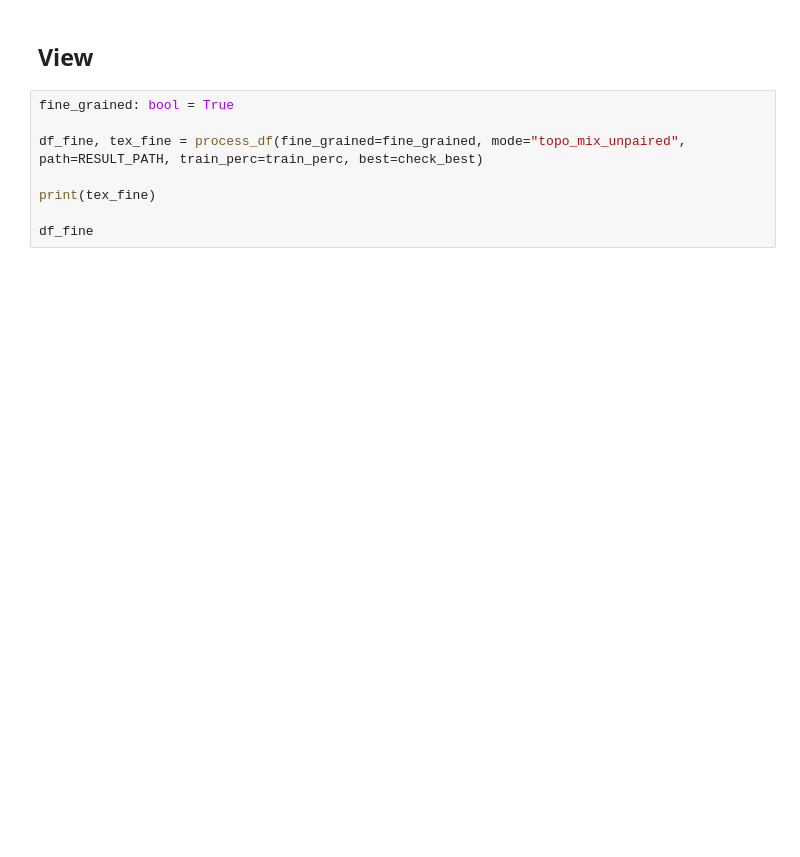
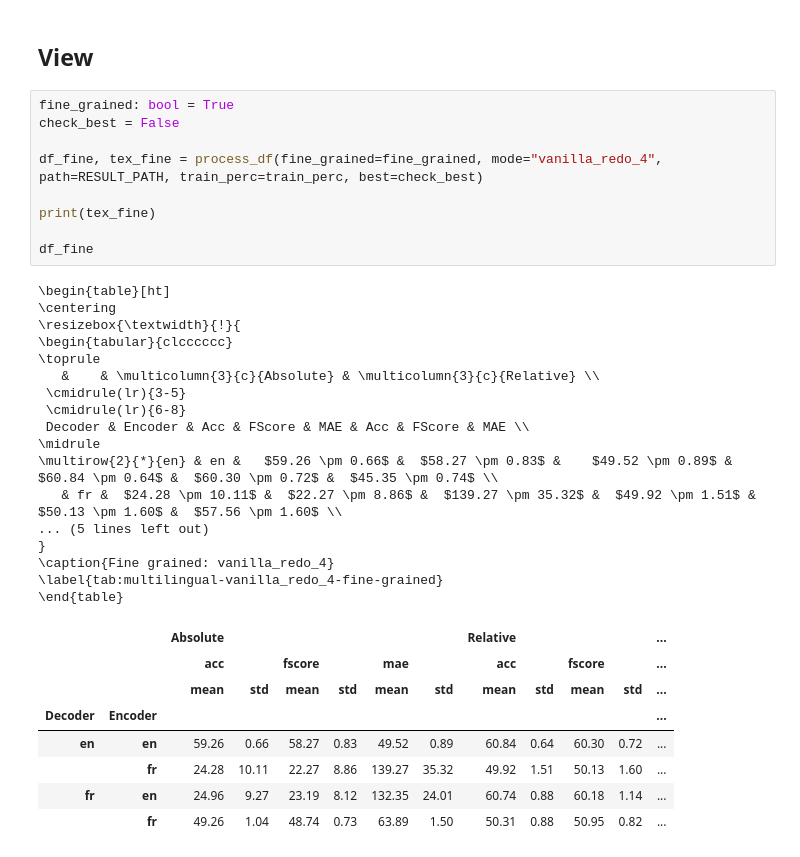
Before and after one commit to AGarciaCast/Topo_Reg_Relative_Rep, a Jupyter notebook: topo_multilingual_stitching.ipynb, the cells around one changed output. Cells and saved outputs as stored; diff of their text form; blank space fills up the shorter version.

```diff
--- a/topo_multilingual_stitching.ipynb
+++ b/topo_multilingual_stitching.ipynb
@@ -841,12 +838,39 @@ for mode in ["topo_mix_unpaired"]:
 ## View
 # %%
 fine_grained: bool = True
+check_best = False
 
-df_fine, tex_fine = process_df(fine_grained=fine_grained, mode="topo_mix_unpaired", path=RESULT_PATH, train_perc=train_perc, best=check_best)
+df_fine, tex_fine = process_df(fine_grained=fine_grained, mode="vanilla_redo_4", path=RESULT_PATH, train_perc=train_perc, best=check_best)
 
 print(tex_fine)
 
 df_fine
+# %% [output]
+\begin{table}[ht]
+\centering
+\resizebox{\textwidth}{!}{
+\begin{tabular}{clcccccc}
+\toprule
+   &    & \multicolumn{3}{c}{Absolute} & \multicolumn{3}{c}{Relative} \\
+ \cmidrule(lr){3-5}
+ \cmidrule(lr){6-8}
+ Decoder & Encoder & Acc & FScore & MAE & Acc & FScore & MAE \\
+\midrule
+\multirow{2}{*}{en} & en &   $59.26 \pm 0.66$ &  $58.27 \pm 0.83$ &    $49.52 \pm 0.89$ &  $60.84 \pm 0.64$ &  $60.30 \pm 0.72$ &  $45.35 \pm 0.74$ \\
+   & fr &  $24.28 \pm 10.11$ &  $22.27 \pm 8.86$ &  $139.27 \pm 35.32$ &  $49.92 \pm 1.51$ &  $50.13 \pm 1.60$ &  $57.56 \pm 1.60$ \\
+... (5 lines left out)
+}
+\caption{Fine grained: vanilla_redo_4}
+\label{tab:multilingual-vanilla_redo_4-fine-grained}
+\end{table}
+|  |  | Absolute |  |  |  |  |  | Relative |  |  |  | ... |
+|  |  | acc |  | fscore |  | mae |  | acc |  | fscore |  | ... |
+|  |  | mean | std | mean | std | mean | std | mean | std | mean | std | ... |
+| Decoder | Encoder |  |  |  |  |  |  |  |  |  |  | ... |
+| en | en | 59.26 | 0.66 | 58.27 | 0.83 | 49.52 | 0.89 | 60.84 | 0.64 | 60.30 | 0.72 | ... |
+|  | fr | 24.28 | 10.11 | 22.27 | 8.86 | 139.27 | 35.32 | 49.92 | 1.51 | 50.13 | 1.60 | ... |
+| fr | en | 24.96 | 9.27 | 23.19 | 8.12 | 132.35 | 24.01 | 60.74 | 0.88 | 60.18 | 1.14 | ... |
+|  | fr | 49.26 | 1.04 | 48.74 | 0.73 | 63.89 | 1.50 | 50.31 | 0.88 | 50.95 | 0.82 | ... |
 # %%
 fine_grained: bool = True
 
```
Also changed, not shown: parts of 7 cells of this notebook, 56 other files.
